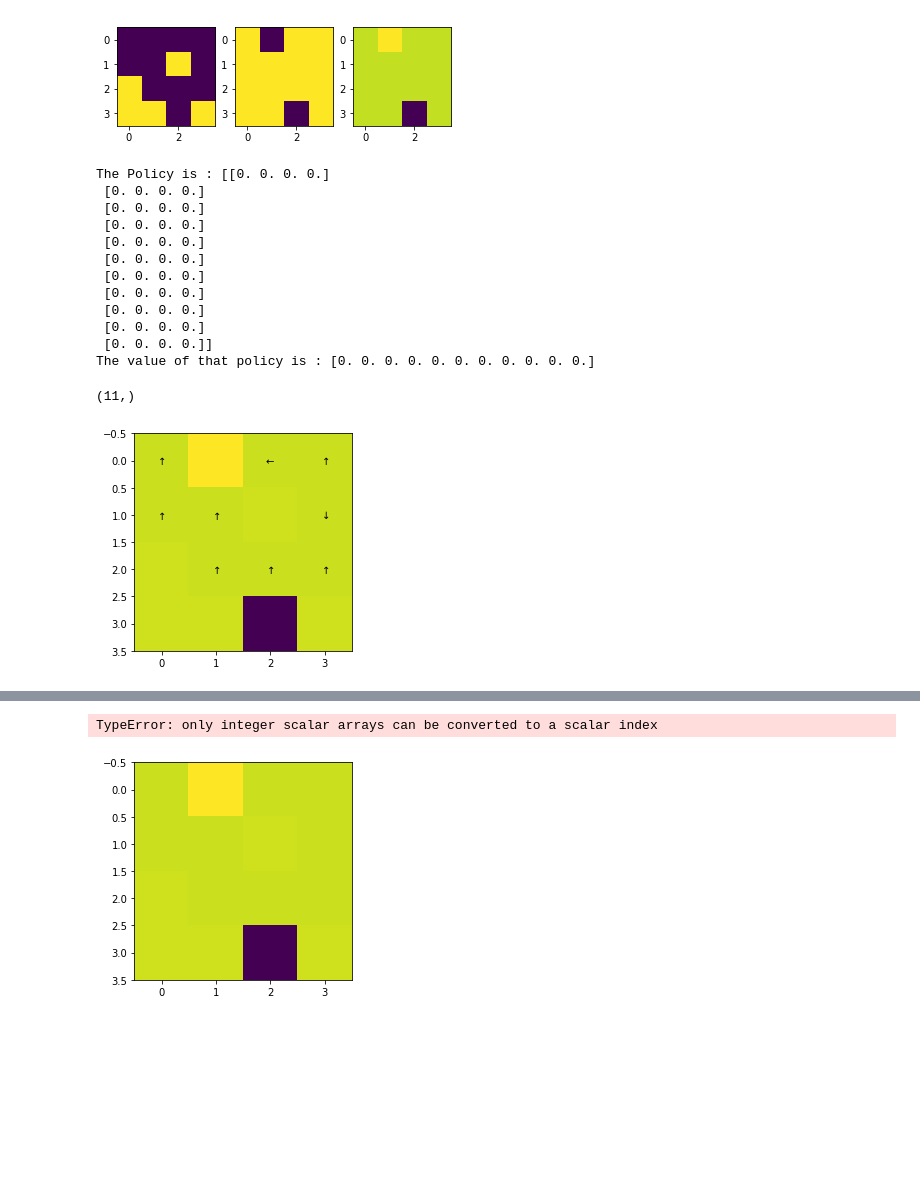
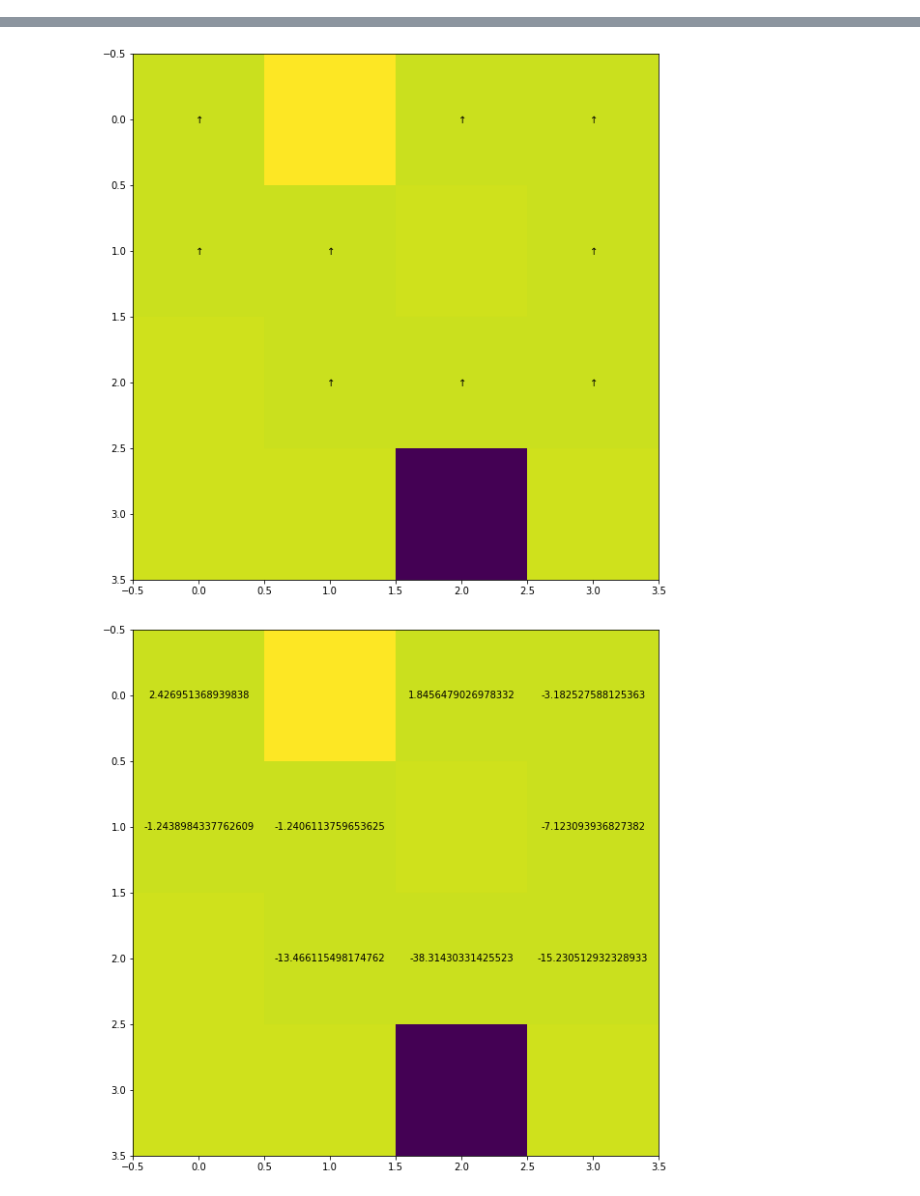
Before and after one commit to kentheo/RL-CW, a Jupyter notebook: CW.ipynb, the cells around one changed output, grey strips where cells are left out. Cells and saved outputs as stored; diff of their text form; code cells hidden in the pictures; blank space fills up the shorter version.

Commit message:
Done with grid

```diff
--- a/CW.ipynb
+++ b/CW.ipynb
@@ -332,49 +369,14 @@ class GridWorld(object):
             return loc
 
 ###########################################
-# %%
-grid = GridWorld()
-
-### Question 1 : Change the policy here:
-Policy= np.zeros((grid.state_size, grid.action_size))
-# Policy1 = np.array([0.0, 1.0, 0.0, 0.0])
-print("The Policy is : {}".format(Policy))
-
-threshold = 0.1
-discount = 0.9
-
-val = grid.policy_evaluation(Policy, threshold, discount) #Change here!
-print("The value of that policy is : {}".format(val))
-# %% [output]
-[figure, removed]
-The Policy is : [[0. 0. 0. 0.]
- [0. 0. 0. 0.]
- [0. 0. 0. 0.]
- [0. 0. 0. 0.]
- [0. 0. 0. 0.]
- [0. 0. 0. 0.]
- [0. 0. 0. 0.]
- [0. 0. 0. 0.]
- [0. 0. 0. 0.]
- [0. 0. 0. 0.]
- [0. 0. 0. 0.]]
-The value of that policy is : [0. 0. 0. 0. 0. 0. 0. 0. 0. 0. 0.]
-# %%
-# Using draw_deterministic_policy to illustrate some arbitracy policy.
-Policy2 = np.zeros(11).astype(int)
-print(Policy2.shape)
-Policy2[2] = 3
-Policy2[6] = 2
-Policy2[10] = 1
-grid.draw_deterministic_policy(Policy2)
-# %% [output]
-(11,)
-[figure, removed]
 # %%
 grid = GridWorld()
 discount = 0.75
 
-optimal_policy = grid.policy_iteration_algorithm(discount).astype(int)
-grid.draw_deterministic_policy(optimal_policy)
+optimal_policy, optimal_eval = grid.policy_iteration_algorithm(discount)
+print("Optimal policy: ", optimal_policy)
+policy_drawing = grid.get_optimal_policy_states(optimal_policy).astype(int)
+grid.draw_deterministic_policy(policy_drawing)
+grid.draw_optimal_value_function(optimal_eval)
 # %% [output]
 [figure]
@@ -383,2 +400,2 @@ Policy Iteration Algorithm converged at step 2.
-TypeError: only integer scalar arrays can be converted to a scalar index
-[figure, old version]
+[figure, new version]
+[figure, added]
```
Also changed, not shown: parts of 2 cells of this notebook, 6 other files.
